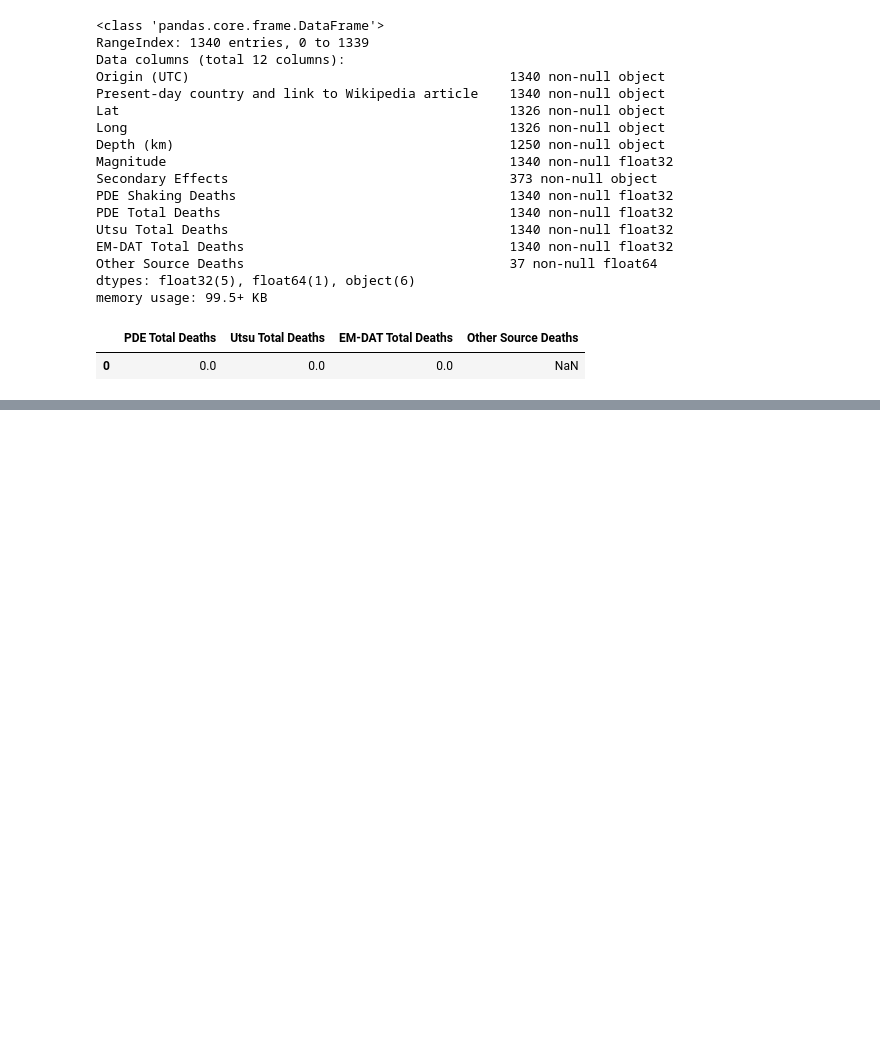
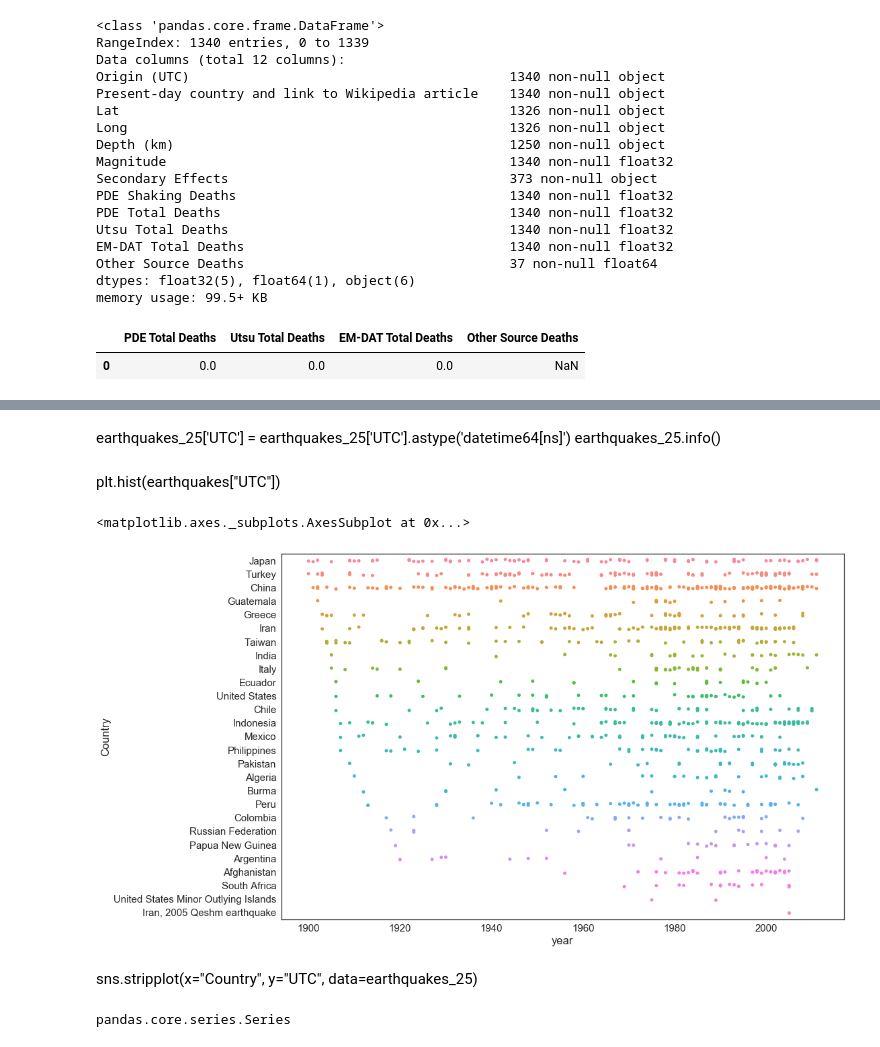
Before and after one commit to smitamisra/StrikingRobo_Earthquakes, a Jupyter notebook: MR_DQ3.ipynb, the cells around one changed output, grey strips where cells are left out. Drawn from its saved outputs; the diff is of its cells as text; code cells hidden in the pictures; blank space fills up the shorter version.

```diff
--- a/MR_DQ3.ipynb
+++ b/MR_DQ3.ipynb
@@ -414,0 +496,5 @@ earthquakes.head()
+# %%
+country_list = quakes_country_25["Country"].tolist()
+#country_list
+earthquakes_25 = earthquakes[earthquakes["Country"].str.contains('|'.join(country_list))]
+earthquakes_25.info()
@@ -414,0 +521,19 @@ earthquakes.head()
+# %% [markdown]
+earthquakes_25['UTC'] = earthquakes_25['UTC'].astype('datetime64[ns]')
+earthquakes_25.info()
+# %% [markdown]
+plt.hist(earthquakes["UTC"])
+# %%
+sns.set(font_scale = 1.5)
+sns.set_style("white")
+plt.subplots(figsize=(15,10))
+sns.stripplot(x = "year", y = "Country", data = earthquakes_25, jitter=True)
+# %% [output]
+<matplotlib.axes._subplots.AxesSubplot at 0x...>
+[figure, added]
+# %% [markdown]
+sns.stripplot(x="Country", y="UTC", data=earthquakes_25)
+# %%
+type(earthquakes_25["UTC"])
+# %% [output]
+pandas.core.series.Series
```
Also changed, not shown: parts of 42 cells of this notebook.
